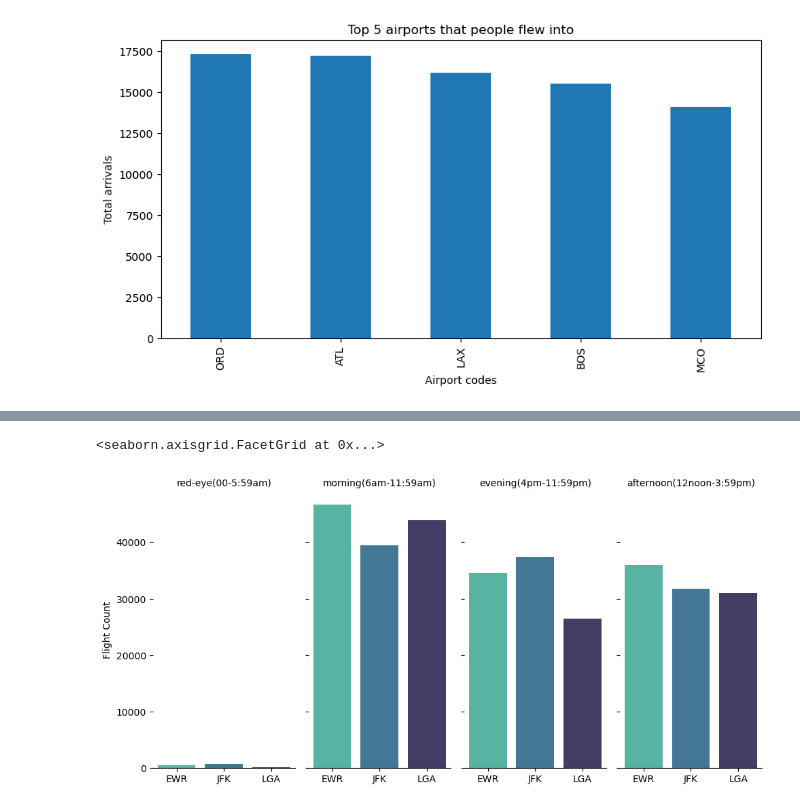
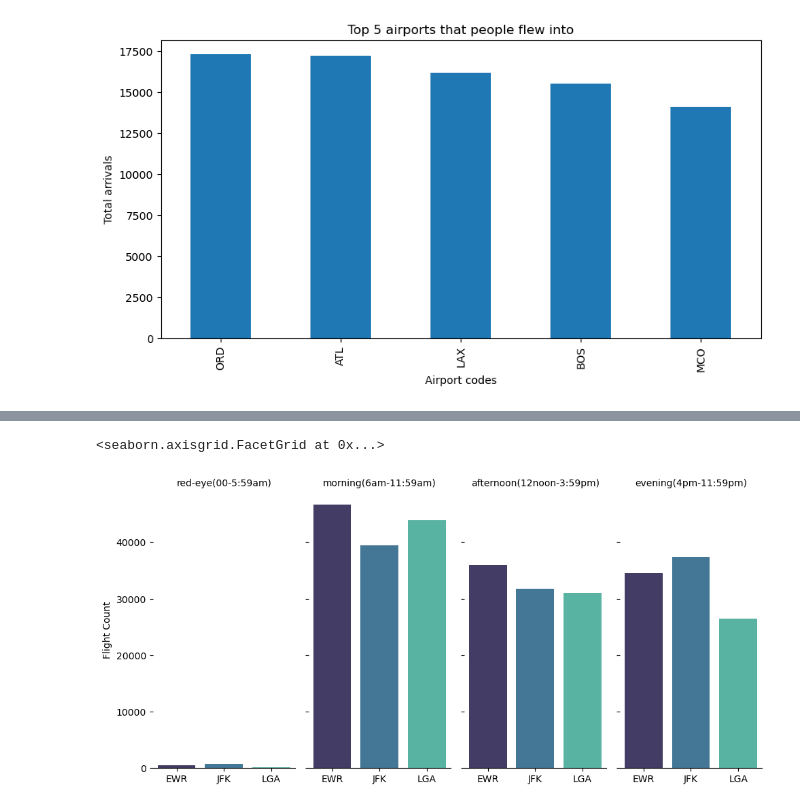
Before and after one commit to RCF42/Stats507, a Jupyter notebook: hw7.ipynb, the cells around one changed output, grey strips where cells are left out. Cells and saved outputs as stored; diff of their text form; code cells hidden in the pictures.

```diff
--- a/hw7.ipynb
+++ b/hw7.ipynb
@@ -264,13 +264,14 @@ origin_times = df.groupby(["time_of_day2","origin"])["month"].count()
 origin_times_df = origin_times.reset_index()
 origin_times_df.columns = ['time_of_day2', 'origin', 'count']
 # %%
-fig_3 = sns.catplot(data=origin_times_df[::-1], x='origin', hue = "origin", col='time_of_day2', y='count', kind ="bar", palette='mako', order=['EWR', 'JFK', 'LGA'], aspect = .5)
+fig_3 = sns.catplot(data=origin_times_df, x='origin', hue = "origin", col_order = ['red-eye(00-5:59am)','morning(6am-11:59am)','afternoon(12noon-3:59pm)','evening(4pm-11:59pm)'],
+                     col='time_of_day2', y='count', kind ="bar", palette='mako', order=['EWR', 'JFK', 'LGA'], aspect = .5)
 fig_3.set_axis_labels('', 'Flight Count')
 fig_3.set_titles('{col_name}')
 fig_3.despine(left = True)
 # %% [output]
 <seaborn.axisgrid.FacetGrid at 0x...>
-[figure, old version]
+[figure, new version]
 # %%
 assert fig_3.figure.get_axes()[0].get_title() == 'red-eye(00-5:59am)'
 assert fig_3.figure.get_axes()[0].get_ylabel() == 'Flight Count'
```
